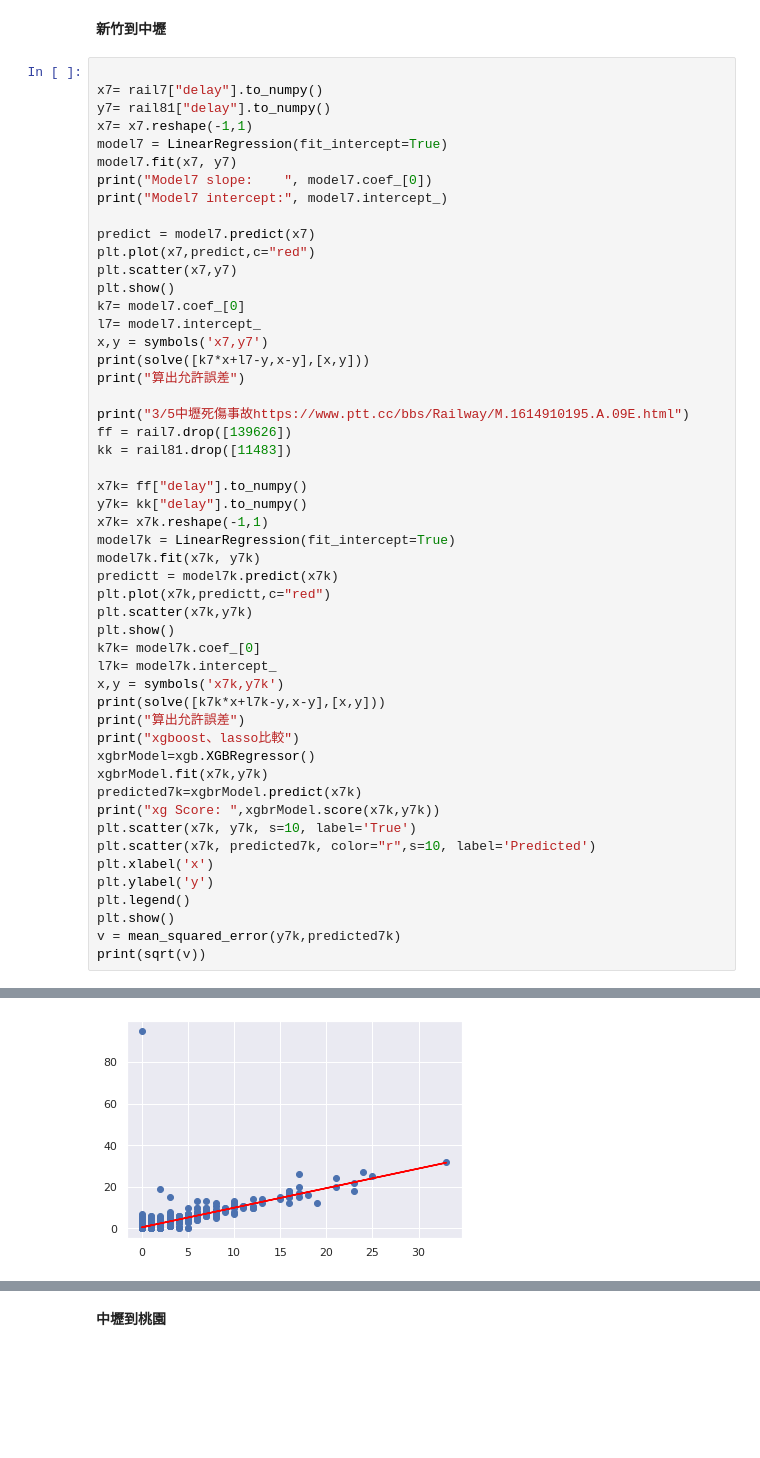
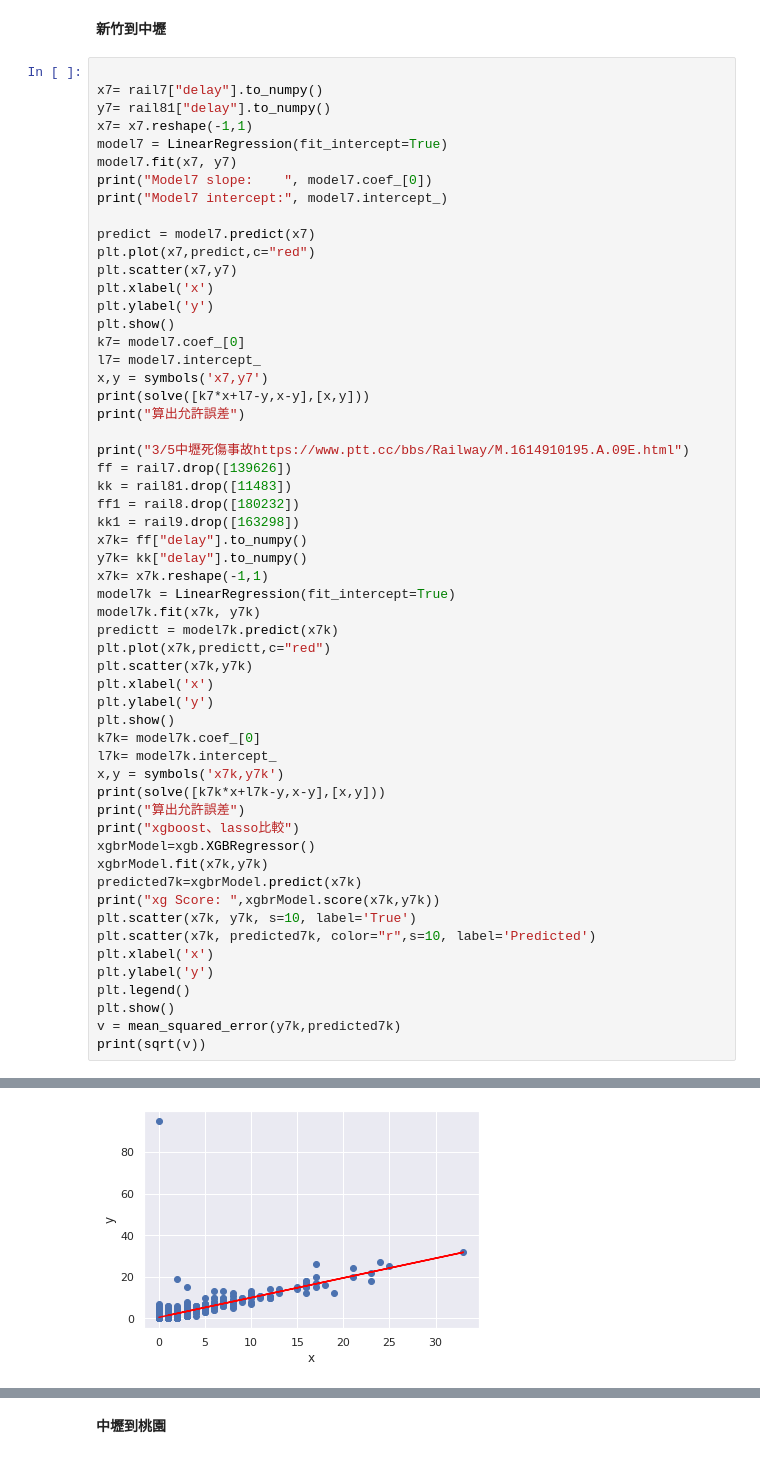
Before and after one commit to GoldenWanGila/Collage-Project, a Jupyter notebook: 順.ipynb, the cells around one changed output, grey strips where cells are left out. Saved outputs shown, nothing was run; the diff lists cells and outputs as text; blank space fills up the shorter version.

```diff
--- a/順.ipynb
+++ b/順.ipynb
@@ -940,6 +1164,8 @@ print("Model7 intercept:", model7.intercept_)
 predict = model7.predict(x7)
 plt.plot(x7,predict,c="red")
 plt.scatter(x7,y7)
+plt.xlabel('x')
+plt.ylabel('y')
 plt.show()
 k7= model7.coef_[0]
 l7= model7.intercept_
@@ -950,7 +1176,8 @@ print("算出允許誤差")
 print("3/5中壢死傷事故https://www.ptt.cc/bbs/Railway/M.1614910195.A.09E.html")
 ff = rail7.drop([139626])
 kk = rail81.drop([11483])
-
+ff1 = rail8.drop([180232])
+kk1 = rail9.drop([163298])
 x7k= ff["delay"].to_numpy()
 y7k= kk["delay"].to_numpy()
 x7k= x7k.reshape(-1,1)
@@ -959,6 +1186,8 @@ model7k.fit(x7k, y7k)
 predictt = model7k.predict(x7k)
 plt.plot(x7k,predictt,c="red")
 plt.scatter(x7k,y7k)
+plt.xlabel('x')
+plt.ylabel('y')
 plt.show()
 k7k= model7k.coef_[0]
 l7k= model7k.intercept_
@@ -984 +1213 @@ Model7 intercept: 0.5376918841294913
-[figure, old version]
+[figure, new version]
```
Also changed, not shown: parts of 40 cells of this notebook.
